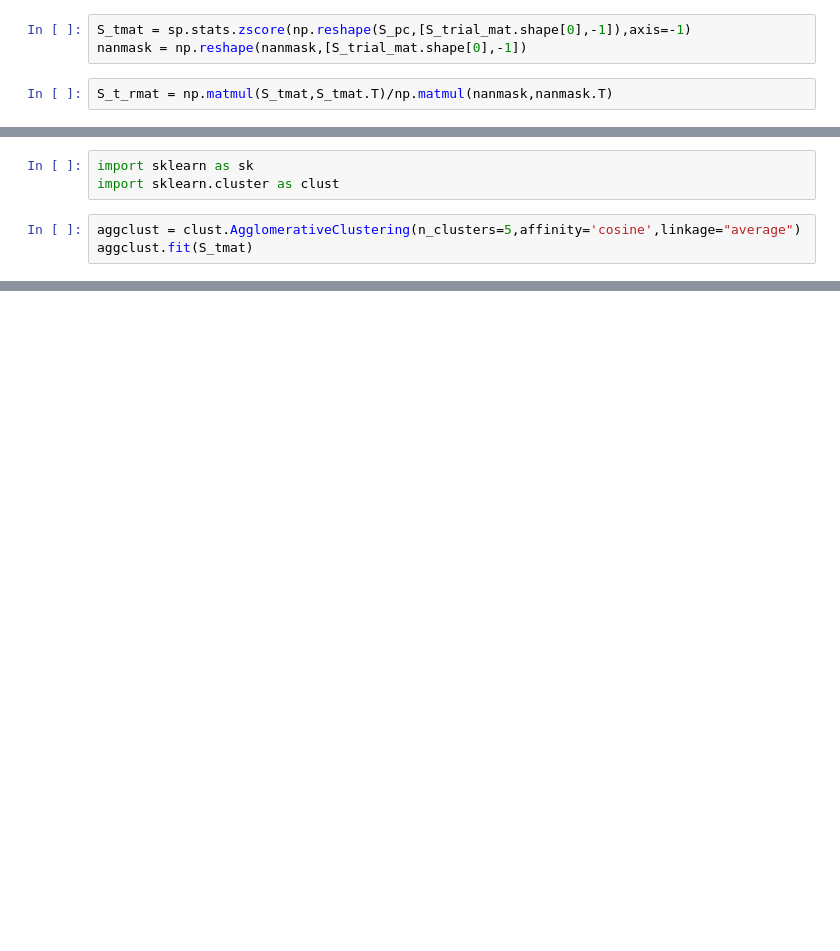
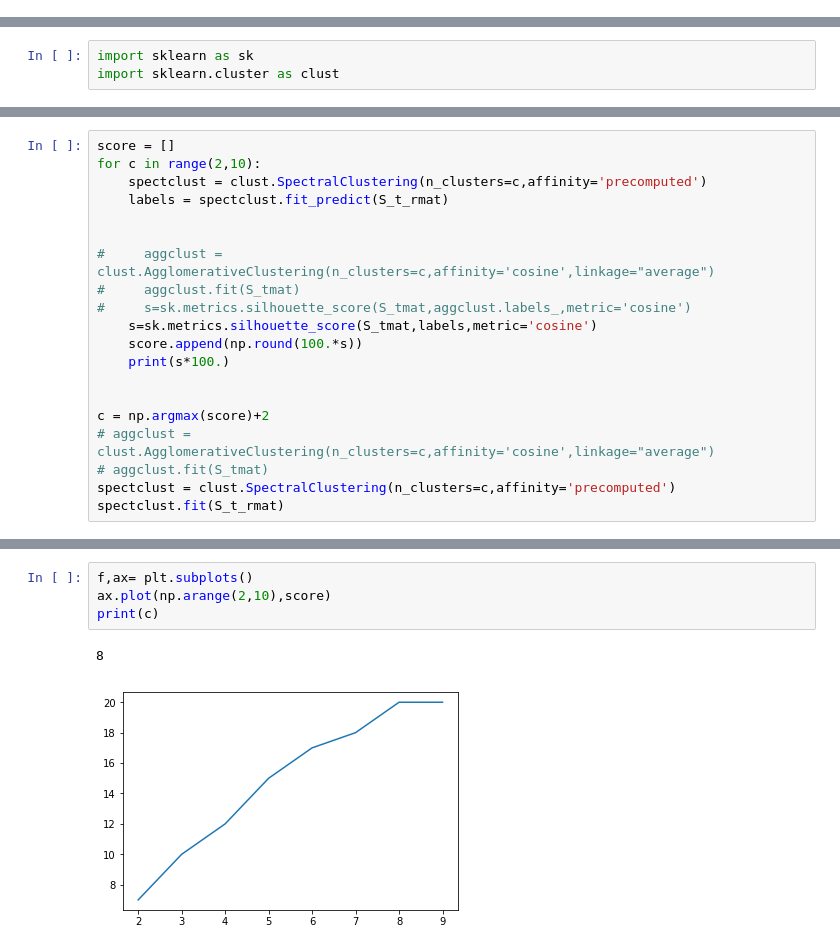
Before and after one commit to GiocomoLab/MightyMorphingPhotonRangers, a Jupyter notebook: SimMats/Untitled.ipynb, the cells around one changed output, grey strips where cells are left out. Saved outputs shown, nothing was run; the diff lists cells and outputs as text; blank space fills up the shorter version.

Commit message:
more plotting code for PV trial comparison

```diff
--- a/SimMats/Untitled.ipynb
+++ b/SimMats/Untitled.ipynb
@@ -80,5 +96,0 @@ nanmask = 1-np.isnan(S_pc)
-# %%
-S_tmat = sp.stats.zscore(np.reshape(S_pc,[S_trial_mat.shape[0],-1]),axis=-1)
-nanmask = np.reshape(nanmask,[S_trial_mat.shape[0],-1])
-# %%
-S_t_rmat = np.matmul(S_tmat,S_tmat.T)/np.matmul(nanmask,nanmask.T)
@@ -101,6 +97,3 @@ ax.plot(effMorph[msort])
 # %%
 import sklearn as sk
 import sklearn.cluster as clust
-# %%
-aggclust = clust.AgglomerativeClustering(n_clusters=5,affinity='cosine',linkage="average")
-aggclust.fit(S_tmat)
@@ -171,0 +100,20 @@ array([[ 52,  53],
+# %%
+score = []
+for c in range(2,10):
+    spectclust = clust.SpectralClustering(n_clusters=c,affinity='precomputed')
+    labels = spectclust.fit_predict(S_t_rmat)
+
+
+#     aggclust = clust.AgglomerativeClustering(n_clusters=c,affinity='cosine',linkage="average")
+#     aggclust.fit(S_tmat)
+#     s=sk.metrics.silhouette_score(S_tmat,aggclust.labels_,metric='cosine')
+    s=sk.metrics.silhouette_score(S_tmat,labels,metric='cosine')
+    score.append(np.round(100.*s))
+    print(s*100.)
+
+
+c = np.argmax(score)+2
+# aggclust = clust.AgglomerativeClustering(n_clusters=c,affinity='cosine',linkage="average")
+# aggclust.fit(S_tmat)
+spectclust = clust.SpectralClustering(n_clusters=c,affinity='precomputed')
+spectclust.fit(S_t_rmat)
@@ -171,0 +133,7 @@ array([[ 52,  53],
+# %%
+f,ax= plt.subplots()
+ax.plot(np.arange(2,10),score)
+print(c)
+# %% [output]
+8
+[figure, added]
```
Also changed, not shown: parts of 35 cells of this notebook.
